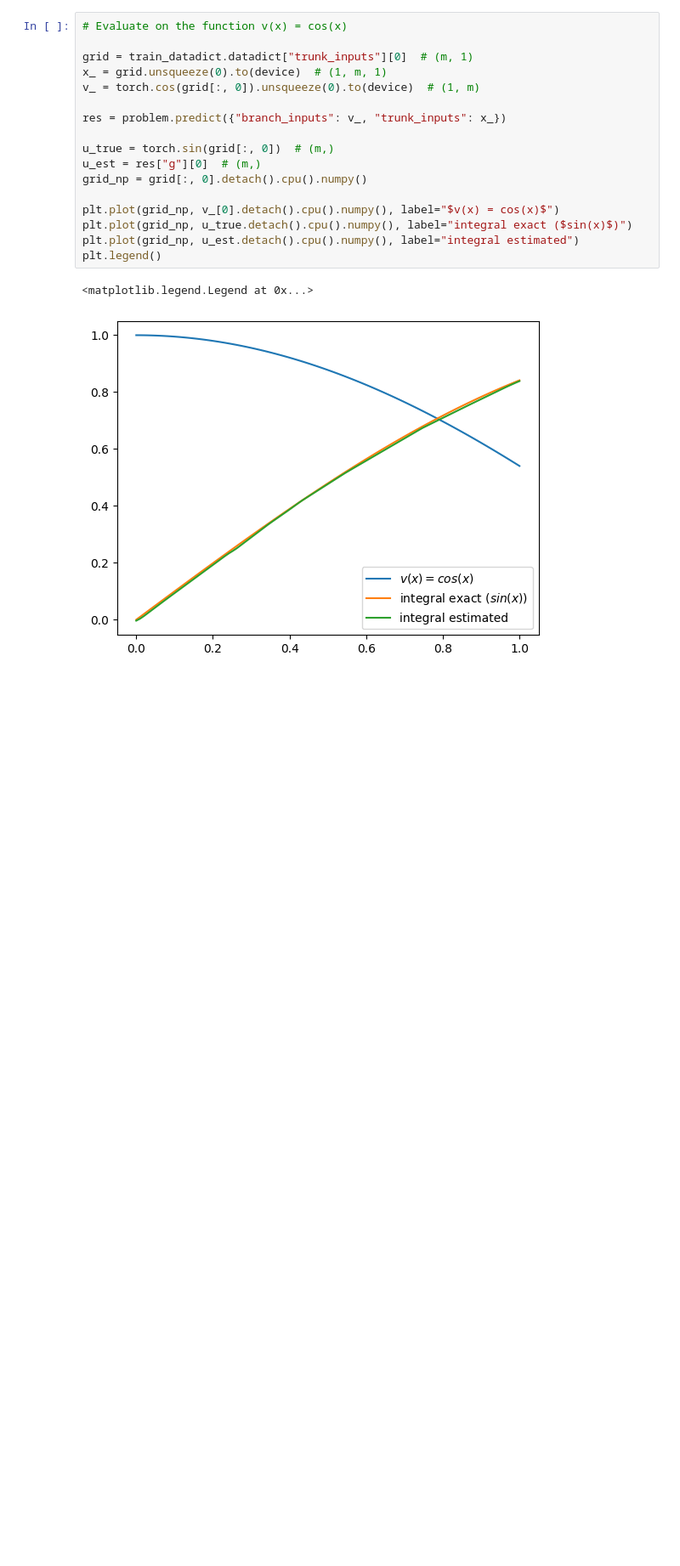
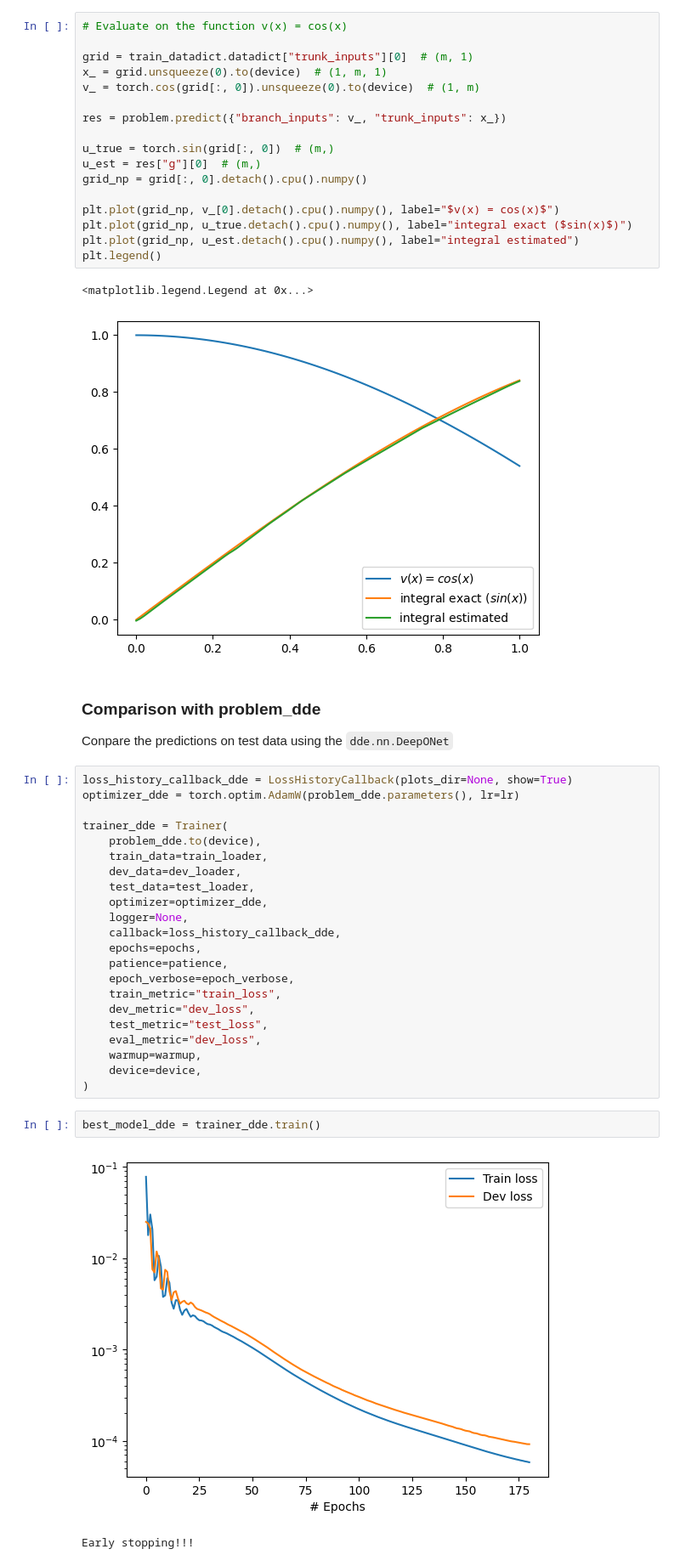
Before and after one commit to EladMichael/neuromancer, a Jupyter notebook: examples/neural_operators/Part_1_antiderivative_aligned.ipynb, the cells around one changed output. Shown at 85% size. Saved outputs shown, nothing was run; the diff lists cells and outputs as text; blank space fills up the shorter version.

```diff
--- a/examples/neural_operators/Part_1_antiderivative_aligned.ipynb
+++ b/examples/neural_operators/Part_1_antiderivative_aligned.ipynb
@@ -603,3 +572,33 @@ plt.legend()
 # %% [output]
 <matplotlib.legend.Legend at 0x...>
 [figure]
+# %% [markdown]
+### Comparison with problem_dde
+Conpare the predictions on test data using the `dde.nn.DeepONet`
+# %%
+loss_history_callback_dde = LossHistoryCallback(plots_dir=None, show=True)
+optimizer_dde = torch.optim.AdamW(problem_dde.parameters(), lr=lr)
+
+trainer_dde = Trainer(
+    problem_dde.to(device),
+    train_data=train_loader,
+    dev_data=dev_loader,
+    test_data=test_loader,
+    optimizer=optimizer_dde,
+    logger=None,
+    callback=loss_history_callback_dde,
+    epochs=epochs,
+    patience=patience,
+    epoch_verbose=epoch_verbose,
+    train_metric="train_loss",
+    dev_metric="dev_loss",
+    test_metric="test_loss",
+    eval_metric="dev_loss",
+    warmup=warmup,
+    device=device,
+)
+# %%
+best_model_dde = trainer_dde.train()
+# %% [output]
+[figure, added]
+Early stopping!!!
```
Also changed, not shown: parts of 27 cells of this notebook.
